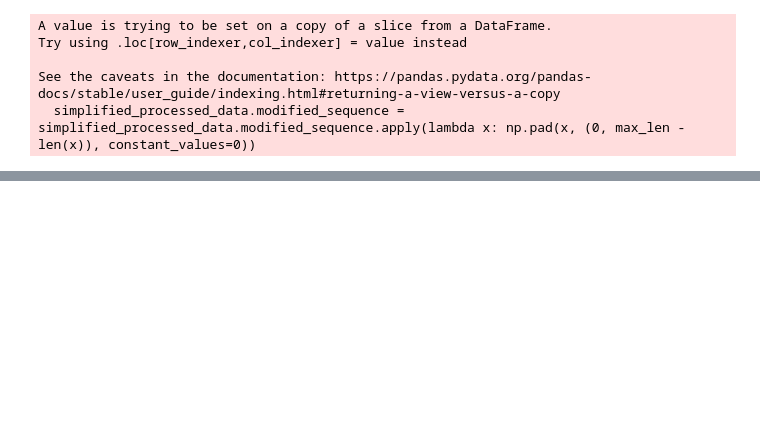
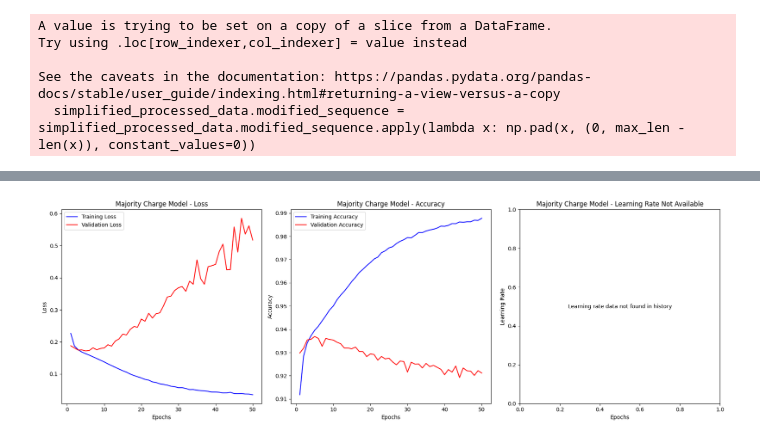
Before and after one commit to wilhelm-lab/dlomix, a Jupyter notebook: model_dev.ipynb, the cells around one changed output, grey strips where cells are left out. Saved outputs shown, nothing was run; the diff lists cells and outputs as text; code cells hidden in the pictures; blank space fills up the shorter version.

Commit message:
Task 1-3 Models tested, shapes, loss, overfitting

```diff
--- a/model_dev.ipynb
+++ b/model_dev.ipynb
@@ -69,3 +71,5 @@ processed_data = pd.read_parquet("dlomix/data/processed_data.parquet")
+# %%
+processed_data = pd.read_parquet("/mnt/c/Users/Florian/Desktop/Uni/MSc/FoPr/preprocessed_pcp_data.parquet")
 # %%
 processed_data.head()
 # %% [output]
@@ -296,0 +120,15 @@ plot_learning_curves(majority_model_2_LR_history, title='Prosit Adaption Model')
+# %%
+majority_X = np.array(simplified_processed_data.modified_sequence.to_list())
+majority_y = np.array(simplified_processed_data['one_hot_most_abundant_charge'].tolist())
+
+# 70/20/10 split for training, validation and test
+# First split: training and test+validation
+majority_X_train, majority_X_test, majority_y_train, majority_y_test = train_test_split(majority_X, majority_y, test_size=0.3, random_state=42)
+
+# Second split: test and validation
+majority_X_test, majority_X_val, majority_y_test, majority_y_val = train_test_split(majority_X_test, majority_y_test, test_size=0.33, random_state=42)
+
+# Check the shape of the splits
+print("Training set shape: ", majority_X_train.shape, majority_y_train.shape)
+print("Validation set shape: ", majority_X_val.shape, majority_y_val.shape)
+print("Test set shape: ", majority_X_test.shape, majority_y_test.shape)
@@ -296,0 +183,3 @@ plot_learning_curves(majority_model_2_LR_history, title='Prosit Adaption Model')
+# %%
+majority_charge_model = DominantChargeStatePredictor()
+majority_charge_model.compile(optimizer='adam', loss='categorical_crossentropy', metrics=['accuracy'])
@@ -296,0 +238,2 @@ plot_learning_curves(majority_model_2_LR_history, title='Prosit Adaption Model')
+# %%
+majority_charge_model_history = majority_charge_model.fit(majority_X_train, majority_y_train, validation_data=(majority_X_val, majority_y_val), epochs=50, batch_size=32)
@@ -296,0 +384,4 @@ plot_learning_curves(majority_model_2_LR_history, title='Prosit Adaption Model')
+# %%
+plot_learning_curves(majority_charge_model_history, title='Majority Charge Model')
+# %% [output]
+[figure, added]
```
Also changed, not shown: parts of 59 cells of this notebook, 1 other file.
